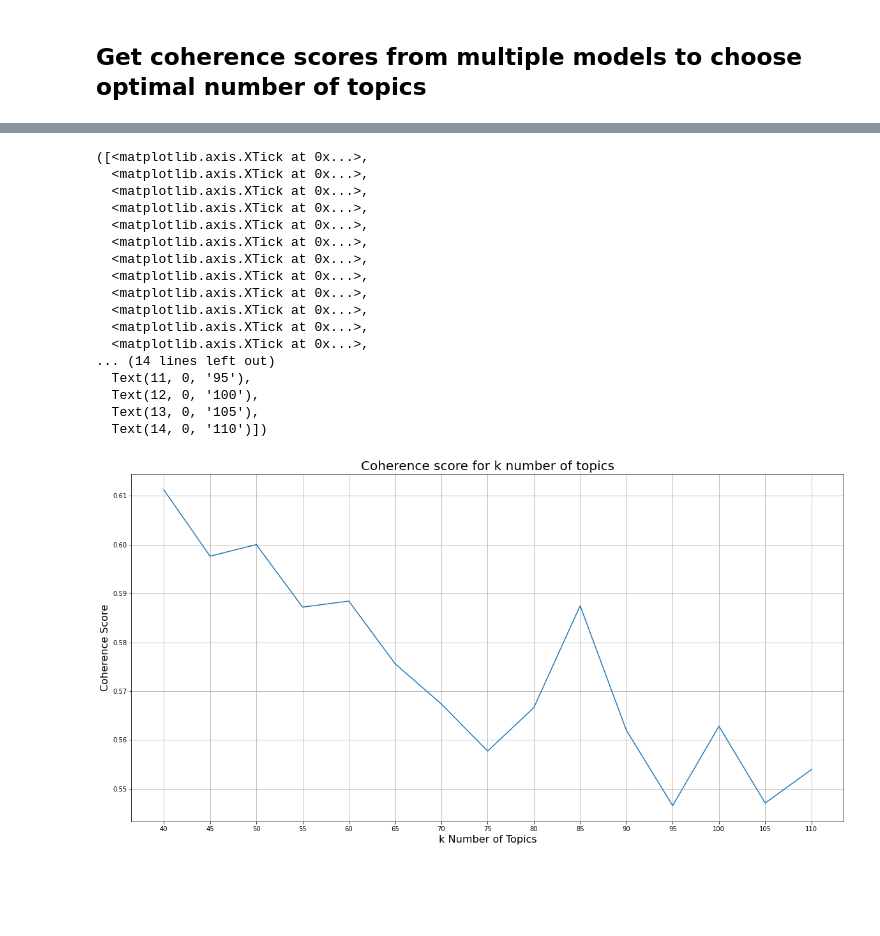
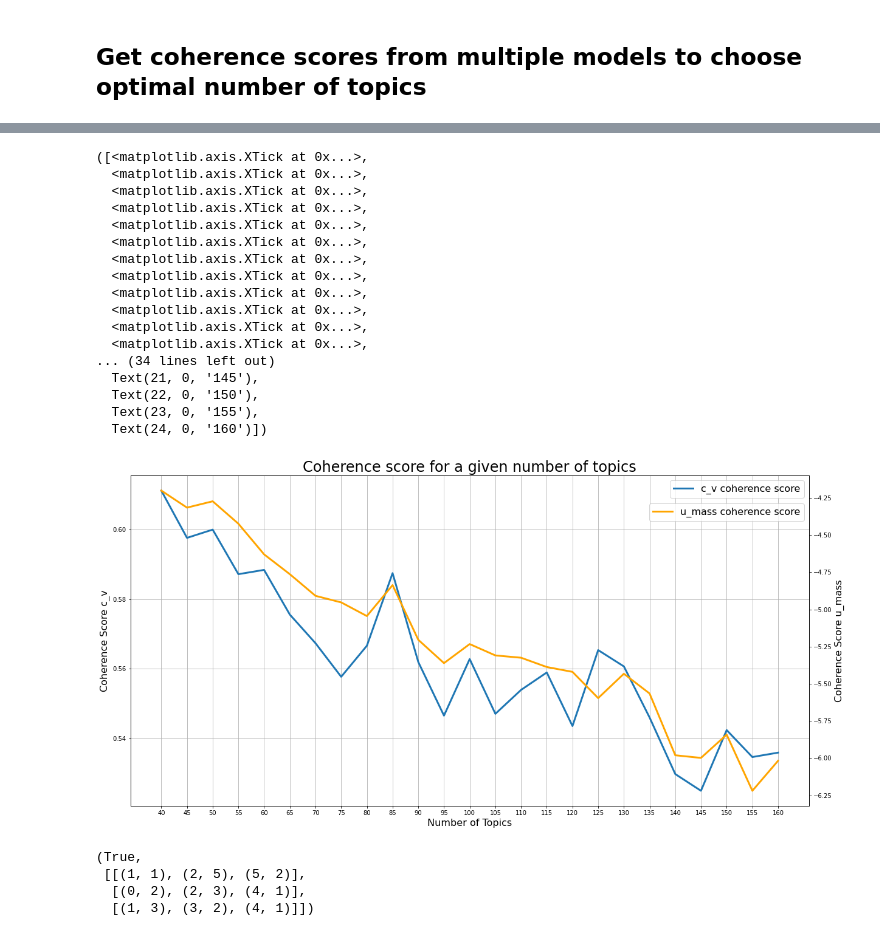
Before and after one commit to manoelhortaribeiro/youtube_projects, a Jupyter notebook: notebooks/4 - Topic Coherence.ipynb, the cells around one changed output, grey strips where cells are left out. Cells and saved outputs as stored; diff of their text form; code cells hidden in the pictures; blank space fills up the shorter version.

Commit message:
coherence scores and create ClassifierFromTopicModelling

```diff
--- a/notebooks/4 - Topic Coherence.ipynb
+++ b/notebooks/4 - Topic Coherence.ipynb
@@ -22,12 +22,13 @@ class FakedGensimDict:
     """
     Locally made class for `~gensim.corpora.dictionary.Dictionary`
     """
-    def __init__(self, data):
+    def __init__(self, data, S):
         if not isinstance(data, dict):
             raise ValueError('`data` must be an instance of `dict`')
 
         self.id2token = data
         self.token2id = {v: k for k, v in data.items()}
+        self.doc2bow = S
 
     @staticmethod
     def from_vocab(vocab):
@@ -155,6 +165,9 @@ for i in range(S_20.shape[0]):
 # %%
 coherence_scores = []
-n_topics_list = [40, 45, 50, 55, 60, 65, 70, 75, 80, 85, 90, 95, 100, 105, 110]
+coherence_scores_umass = []
+
+n_topics_list = [40, 45, 50, 55, 60, 65, 70, 75, 80, 85, 90, 95,
+                 100, 105, 110, 115, 120, 125, 130, 135, 140, 145, 150, 155, 160]
 
 for i, n_topics in enumerate(n_topics_list):
 
@@ -175,13 +188,23 @@ for i, n_topics in enumerate(n_topics_list):
                 break
         topics.append(tokenized_topic)
 
-    # Compute coherence score and append to coherence scores
+    # Compute c_v coherence score and append to coherence scores
     coherence_model = CoherenceModel(topics=topics,
-                                 corpus=S_20,
-                                 dictionary=FakedGensimDict(id2word),
-                                 texts=texts,
-                                 coherence='c_v')
+                                     corpus=S_20,
+                                     dictionary=FakedGensimDict(id2word, S_20),
+                                     texts=texts,
+                                     coherence='c_v')
 
+    # Compute u_mass coherence score and append to coherence scores
+    coherence_model_umass = CoherenceModel(topics=topics,
+                                     corpus=corpus,
+                                     dictionary=FakedGensimDict(id2word, S_20),
+                                     coherence='u_mass')
+
+    print('Getting c_v coherence score...')
     coherence_scores.append(coherence_model.get_coherence())
+    print('Getting u_mass coherence score...')
+    coherence_scores_umass.append(coherence_model_umass.get_coherence())
+    print('')
 # %% [output]
 Computing coherence score for model with 40 topics...
@@ -202,31 +227,38 @@ Computing coherence score for model with 110 topics...
 # %%
 fig, ax = plt.subplots(figsize=(20, 10))
 
-ax.set_title('Coherence score for k number of topics', fontsize=20)
-ax.set_xlabel('k Number of Topics', fontsize=16)
-ax.set_ylabel('Coherence Score', fontsize=16)
+ax.set_title('Coherence score for a given number of topics', fontsize=24)
+ax.set_xlabel('Number of Topics', fontsize=16)
+ax.set_ylabel('Coherence Score c_v', fontsize=16)
 
 ax.grid('on')
 
-ax.plot(coherence_scores)
+ax.plot(coherence_scores, label='c_v coherence score', linewidth=3)
+
+ax2 = ax.twinx()
+ax2.set_ylabel('Coherence Score u_mass', fontsize=16)
+ax2.plot(coherence_scores_umass, label='u_mass coherence score', linewidth=3, color='orange')
+
+ax.legend(fontsize=16)
+ax2.legend(loc='upper right', bbox_to_anchor=(1, 0.93), fontsize=16)
 
 plt.xticks(np.arange(len(n_topics_list)), n_topics_list)
 # %% [output]
 ([<matplotlib.axis.XTick at 0x...>,
   <matplotlib.axis.XTick at 0x...>,
   <matplotlib.axis.XTick at 0x...>,
   <matplotlib.axis.XTick at 0x...>,
   <matplotlib.axis.XTick at 0x...>,
   <matplotlib.axis.XTick at 0x...>,
   <matplotlib.axis.XTick at 0x...>,
   <matplotlib.axis.XTick at 0x...>,
   <matplotlib.axis.XTick at 0x...>,
   <matplotlib.axis.XTick at 0x...>,
   <matplotlib.axis.XTick at 0x...>,
   <matplotlib.axis.XTick at 0x...>,
-... (14 lines left out)
-  Text(11, 0, '95'),
-  Text(12, 0, '100'),
-  Text(13, 0, '105'),
-  Text(14, 0, '110')])
+... (34 lines left out)
+  Text(21, 0, '145'),
+  Text(22, 0, '150'),
+  Text(23, 0, '155'),
+  Text(24, 0, '160')])
-[figure, old version]
+[figure, new version]
@@ -232,0 +320,7 @@ plt.xticks(np.arange(len(n_topics_list)), n_topics_list)
+# %%
+is_corpus(corpus_test)
+# %% [output]
+(True,
+ [[(1, 1), (2, 5), (5, 2)],
+  [(0, 2), (2, 3), (4, 1)],
+  [(1, 3), (3, 2), (4, 1)]])
```
Also changed, not shown: parts of 6 cells of this notebook, 3 other files.
